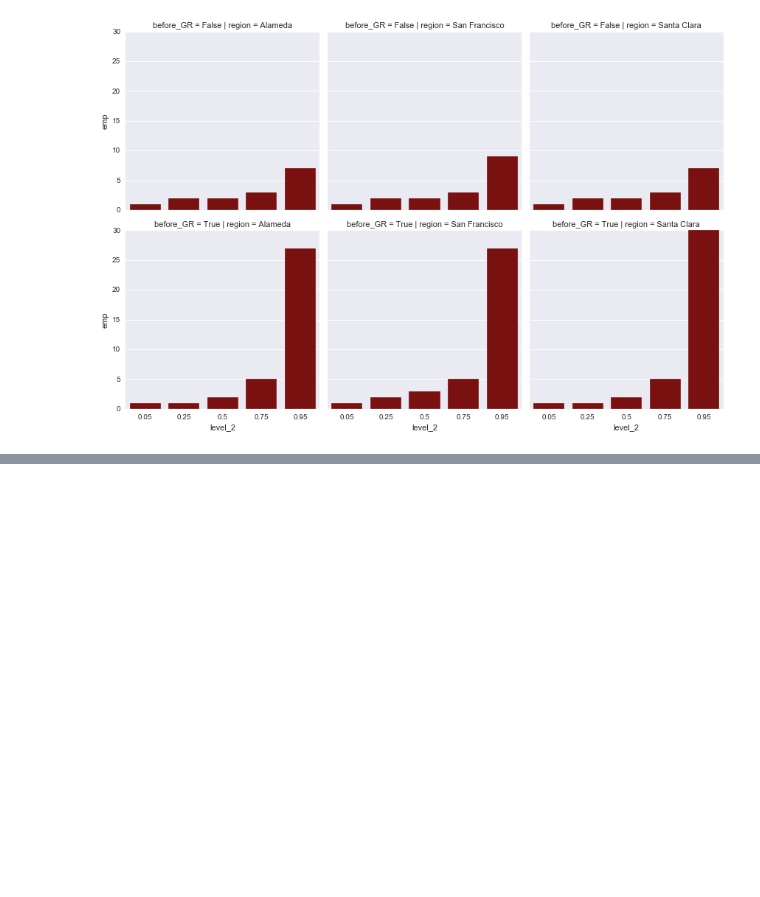
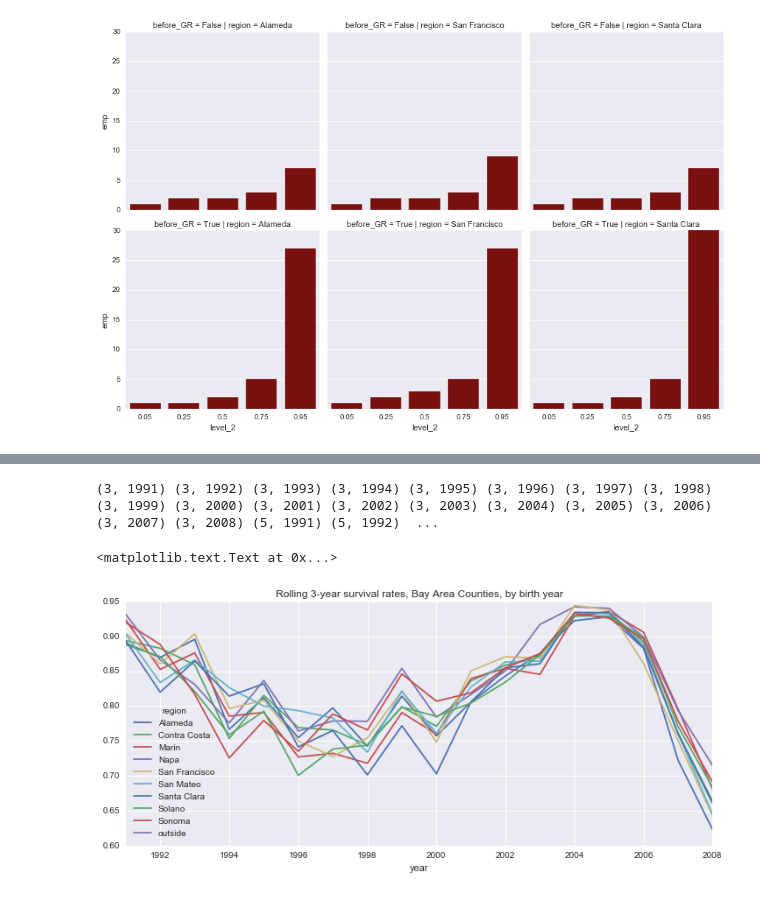
Before and after one commit to ual/business_dynamics, a Jupyter notebook: NETS where is business at age 10.ipynb, the cells around one changed output, grey strips where cells are left out. Drawn from its saved outputs; the diff is of its cells as text; code cells hidden in the pictures; blank space fills up the shorter version.

```diff
--- a/NETS where is business at age 10.ipynb
+++ b/NETS where is business at age 10.ipynb
@@ -580,0 +612,6 @@ to_csv(os.path.join(dropbox,'Data/age_5_sls_quantiles_fips_industry_3.csv'))
+# %%
+## VERSION 2--this one is better--it retains record-level details on the firms surviving.
+
+base_duns = nets_long_obs.ix[(nets_long_obs.firstyear==1991) & (nets_long_obs.age==1)].dunsnumber
+nets_long_obs.ix[(nets_long_obs.dunsnumber.isin(base_duns)) & ## the firms to watch
+                (nets_long_obs.variable_year==1994) ].groupby(['region']).size()## three years later
@@ -580,0 +631,24 @@ to_csv(os.path.join(dropbox,'Data/age_5_sls_quantiles_fips_industry_3.csv'))
+# %%
+## Let's scale version 2: can we do *without* a loop?
+
+GROUP = ['region']
+#GROUP = ['naics_2_desc']
+
+rolling_survival ={}
+for span in [3,5]:
+    for baseyr in range(1991,2009):
+        print (span,baseyr),
+
+        # base year records / cohort
+        base_year = nets_long_obs.ix[(nets_long_obs.firstyear==baseyr) & (nets_long_obs.age==1)]
+        base_duns = base_year.dunsnumber
+        base_year_by_reg = base_year.groupby(GROUP).size()
+
+        ## compare to n yrs later for these specific dunsnumbers
+        plus_n = nets_long_obs.ix[(nets_long_obs.dunsnumber.isin(base_duns)) & ## the firms to watch
+                    (nets_long_obs.variable_year==baseyr+span) ].groupby(GROUP).size()## three years later
+
+        ## store output in dict
+        rolling_survival[(baseyr,span)]=plus_n / base_year_by_reg
+# %% [output]
+(3, 1991) (3, 1992) (3, 1993) (3, 1994) (3, 1995) (3, 1996) (3, 1997) (3, 1998) (3, 1999) (3, 2000) (3, 2001) (3, 2002) (3, 2003) (3, 2004) (3, 2005) (3, 2006) (3, 2007) (3, 2008) (5, 1991) (5, 1992)  ...
@@ -580,0 +657,8 @@ to_csv(os.path.join(dropbox,'Data/age_5_sls_quantiles_fips_industry_3.csv'))
+# %%
+survival_timeseries = pd.concat(rolling_survival)
+survival_timeseries.index=survival_timeseries.index.set_names(['year','span'],level=[0,1])
+survival_timeseries.loc[:,3].unstack('region').plot(figsize=[12,5])
+title('Rolling 3-year survival rates, Bay Area Counties, by birth year')
+# %% [output]
+<matplotlib.text.Text at 0x...>
+[figure, added]
```
Also changed, not shown: parts of 7 cells of this notebook.
